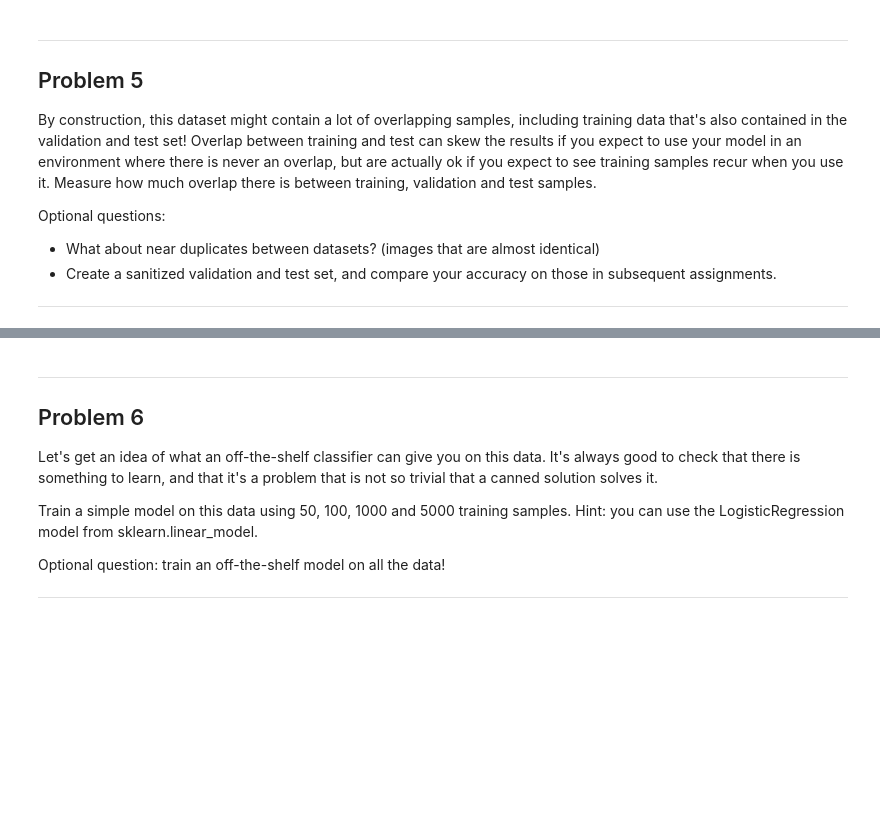
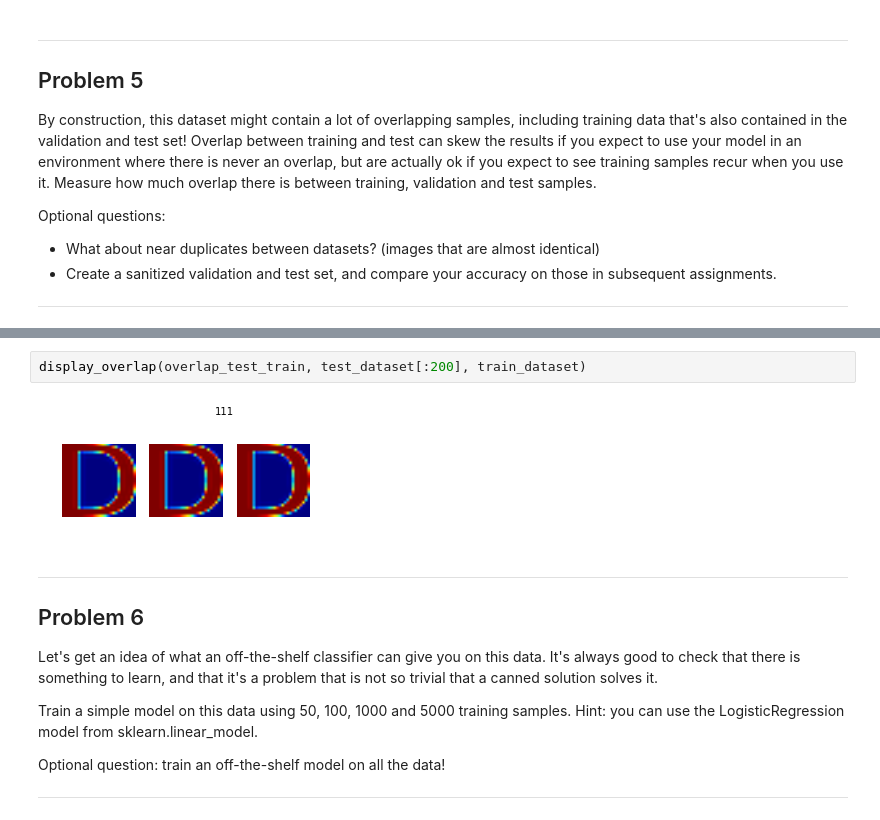
Before and after one commit to MoAbd/Udacity-DeepLearning, a Jupyter notebook: 1_notmnist.ipynb, the cells around one changed output, grey strips where cells are left out. Drawn from its saved outputs; the diff is of its cells as text; blank space fills up the shorter version.

```diff
--- a/1_notmnist.ipynb
+++ b/1_notmnist.ipynb
@@ -292,3 +416,7 @@ Optional questions:
+# %%
+display_overlap(overlap_test_train, test_dataset[:200], train_dataset)
+# %% [output]
+[figure, added]
 # %% [markdown]
 ---
 Problem 6
```
Also changed, not shown: parts of 22 cells of this notebook.
